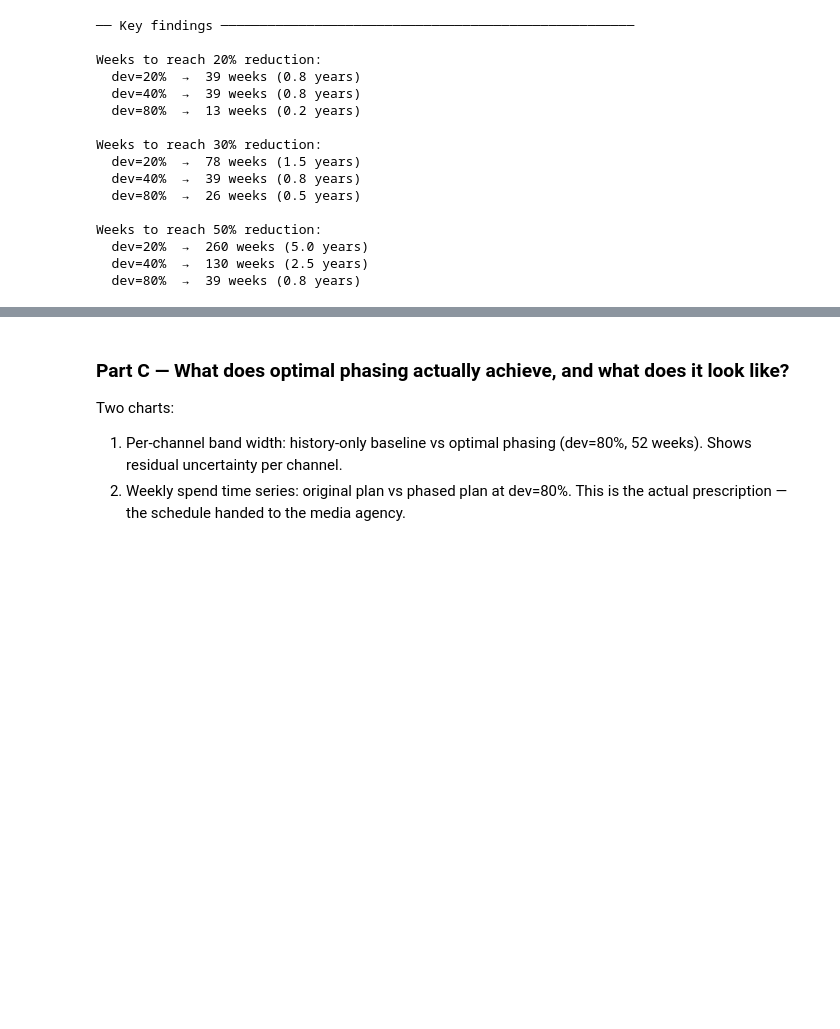
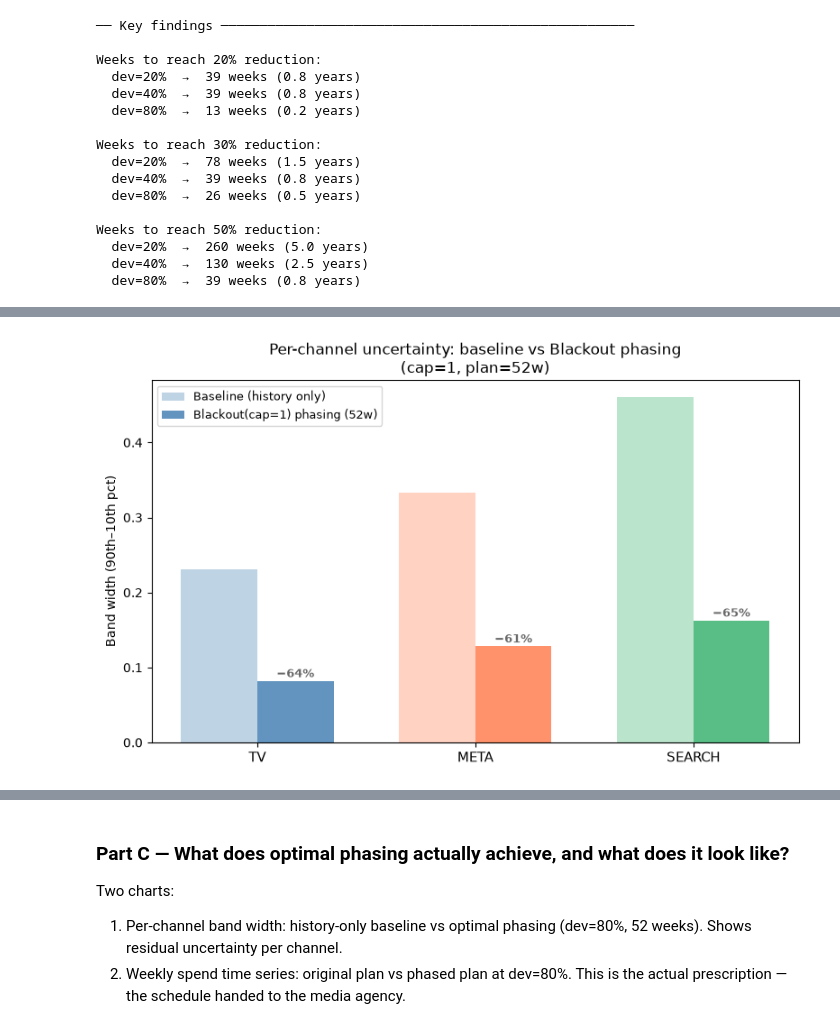
Before and after one commit to raz1470/how_wrong_is_your_mmm, a Jupyter notebook: notebooks/03_time_to_benefit.ipynb, the cells around one changed output, grey strips where cells are left out. Cells and saved outputs as stored; diff of their text form; code cells hidden in the pictures; blank space fills up the shorter version.

```diff
--- a/notebooks/03_time_to_benefit.ipynb
+++ b/notebooks/03_time_to_benefit.ipynb
@@ -692,0 +1082,90 @@ Weeks to reach 50% reduction:
+# %%
+fig, ax = plt.subplots(figsize=(8, 5))
+channels = list(TRUE_ELASTICITIES.keys())
+x = np.arange(len(channels))
+width = 0.35
+
+ax.bar(
+    x - width / 2,
+    [baseline_bw[ch] for ch in channels],
+    width,
+    color=[COLORS[ch] for ch in channels],
+    alpha=0.35,
+    label="Baseline (history only)",
+)
+ax.bar(
+    x + width / 2,
+    [bw_bo[ch] for ch in channels],
+    width,
+    color=[COLORS[ch] for ch in channels],
+    alpha=0.85,
+    label=f"Blackout(cap=1) phasing ({BO_PLAN_WEEKS}w)",
+)
+
+for i, ch in enumerate(channels):
+    base = baseline_bw[ch]
+    bo = bw_bo[ch]
+    red = (base - bo) / base * 100
+    ax.text(
+        i + width / 2,
+        bo + 0.005,
+        f"−{red:.0f}%",
+        ha="center",
+        fontsize=9,
+        color="dimgray",
+        fontweight="bold",
+    )
+
+ax.set_xticks(x)
+ax.set_xticklabels([ch.upper() for ch in channels], fontsize=11)
+ax.set_ylabel("Band width (90th–10th pct)")
+ax.set_title(
+    f"Per-channel uncertainty: baseline vs Blackout phasing\n(cap=1, plan={BO_PLAN_WEEKS}w)"
+)
+ax.legend(fontsize=9)
+plt.tight_layout()
+plt.show()
+
+# ── Weekly spend: stacked subplots, one per channel, dark weeks marked ────────
+fig2, axes2 = plt.subplots(len(channels), 1, figsize=(13, 9), sharex=True)
+
+for ax2, ch in zip(axes2, channels):
+    color = COLORS[ch]
+    ax2.plot(
+        plan_bo.index,
+        plan_bo[ch] / 1_000,
+        color="grey",
+        alpha=0.6,
+        linewidth=1.2,
+        label="original plan",
+    )
+    ax2.plot(
+        phased_bo_example.index,
+        phased_bo_example[ch] / 1_000,
+        color=color,
+        linewidth=1.5,
+        label="phased (Blackout, cap=1)",
+    )
+    dark_mask = phased_bo_example[ch] == 0.0
+    ax2.scatter(
+        phased_bo_example.index[dark_mask],
+        phased_bo_example[ch][dark_mask] / 1_000,
+        color="black",
+        zorder=5,
+        s=20,
+        label="dark week (GBP 0)",
+    )
+    ax2.set_ylabel("GBP k / week")
+    ax2.set_title(f"{ch.upper()} weekly spend")
+    ax2.legend(fontsize=8)
+
+plt.suptitle(
+    f"Original plan vs Blackout-phased prescription — monthly totals preserved\n"
+    f"(cap=1 dark week/month, α=1)",
+    fontsize=11,
+    y=1.01,
+)
+plt.tight_layout()
+plt.show()
+# %% [output]
+[figure, added]
```
Also changed, not shown: parts of 22 cells of this notebook, 8 other files.
